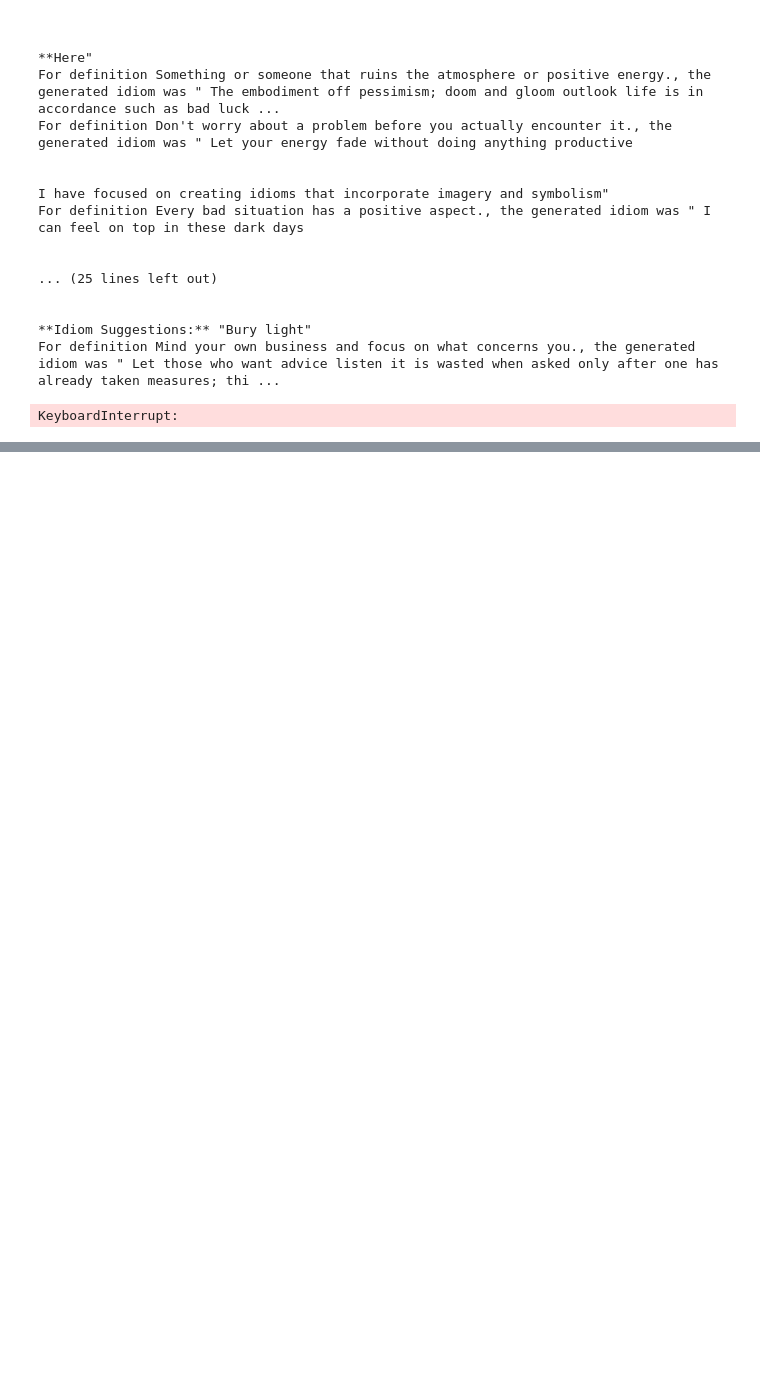
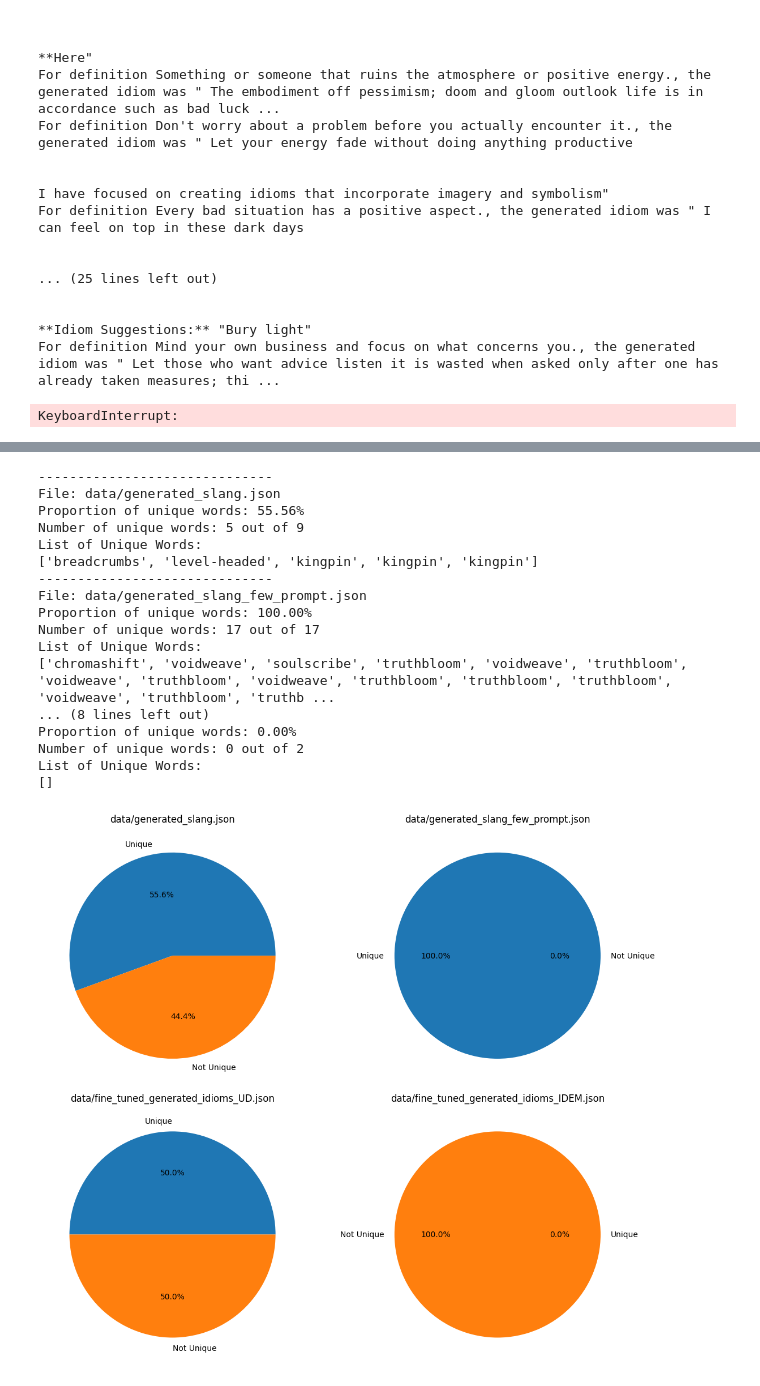
Before and after one commit to Brock555555/175Project, a Jupyter notebook: project.ipynb, the cells around one changed output, grey strips where cells are left out. Saved outputs shown, nothing was run; the diff lists cells and outputs as text; code cells hidden in the pictures; blank space fills up the shorter version.

```diff
--- a/project.ipynb
+++ b/project.ipynb
@@ -101,0 +479,13 @@ KeyboardInterrupt:
+# %%
+#finding the definition in both dictionaries:
+def word_exists(word, Silent = False):
+    exists = find_definition_fast(word, dic_indexed, print_definition = not Silent)
+    if exists:
+        if not Silent: print("Word was found in English Dictionary\n")
+        return True
+    exists = find_definition_fast(word, urban_indexed, print_definition = not Silent)
+    if exists:
+        if not Silent: print("Word was found in Urban Dictionary\n")
+        return True
+    if not Silent: print("Word was not found, unique")
+    return False
@@ -101,0 +557,51 @@ KeyboardInterrupt:
+# %%
+fig, axs = plt.subplots(2, 2, figsize=(12, 10))
+
+for ax, (file, single_worded) in zip(axs.flat, zip(files, total_singles)):
+    unique_words = []
+    total_checked = len(single_worded)
+
+    for word in single_worded:
+        # We assume word_exists(word) returns True if found in Oxford/Urban/Reddit
+        # So 'not exists' means the word is unique to your current input
+        if not word_exists(word, Silent = True):
+            unique_words.append(word)
+
+    # Calculate the proportion
+    proportion_unique = len(unique_words) / total_checked if total_checked > 0 else 0
+
+    ax.set_title(file)
+    ax.pie(
+        [len(unique_words), total_checked - len(unique_words)],
+        labels=['Unique', 'Not Unique'],
+        autopct='%1.1f%%'
+    )
+
+    # Results
+    print("-" * 30)
+    print(f"File: {file}")
+    print(f"Proportion of unique words: {proportion_unique:.2%}")
+    print(f"Number of unique words: {len(unique_words)} out of {total_checked}")
+    print("List of Unique Words:")
+    print(unique_words)
+plt.tight_layout()
+plt.show()
+# %% [output]
+------------------------------
+File: data/generated_slang.json
+Proportion of unique words: 55.56%
+Number of unique words: 5 out of 9
+List of Unique Words:
+['breadcrumbs', 'level-headed', 'kingpin', 'kingpin', 'kingpin']
+------------------------------
+File: data/generated_slang_few_prompt.json
+Proportion of unique words: 100.00%
+Number of unique words: 17 out of 17
+List of Unique Words:
+['chromashift', 'voidweave', 'soulscribe', 'truthbloom', 'voidweave', 'truthbloom', 'voidweave', 'truthbloom', 'voidweave', 'truthbloom', 'truthbloom', 'truthbloom', 'voidweave', 'truthbloom', 'truthb ...
+... (8 lines left out)
+Proportion of unique words: 0.00%
+Number of unique words: 0 out of 2
+List of Unique Words:
+[]
+[figure, added]
```
Also changed, not shown: parts of 41 cells of this notebook, 5 other files.
